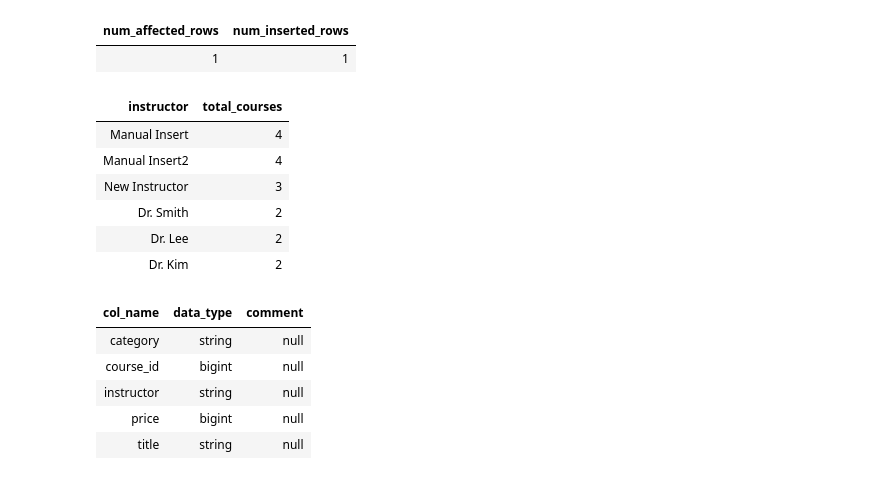
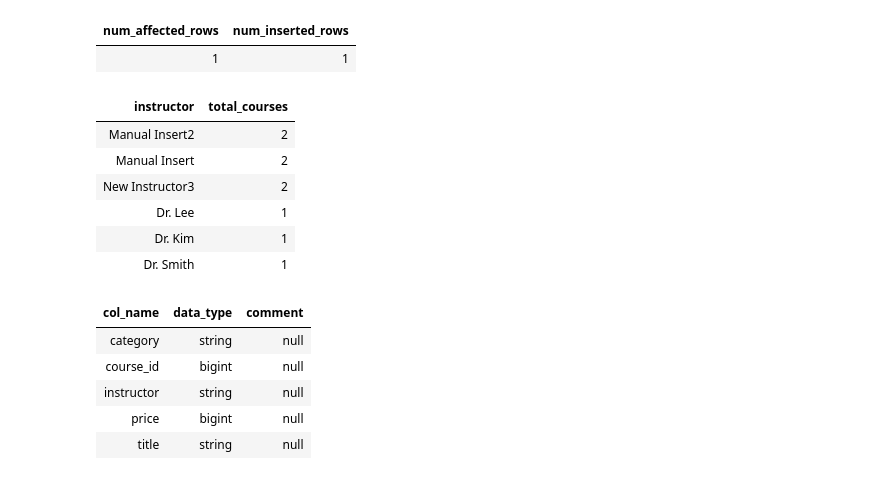
Before and after one commit to philippechr/databricks_lab, a Jupyter notebook: 51_structured_streaming.ipynb, the cells around one changed output. Cells and saved outputs as stored; diff of their text form; code cells hidden in the pictures.

```diff
--- a/51_structured_streaming.ipynb
+++ b/51_structured_streaming.ipynb
@@ -341,17 +352,17 @@ VALUES ('Mastering Databricks Streams', 1001, 'New Instructor3', 99.90, 'Data En
 # OPTIONAL FÜR VERSTÄNDNIS CHECKPOINTS: Checkpoints löschen (Code-Block 31) und nochmals ausgühren. --> Der Stream "vergisst" wo er stehengeblieben ist...
 # %%
 %sql
-SELECT instructor, count(course_id) as total_courses FROM workspace.default.courses_raw_sink_stateful
+SELECT instructor, count(course_id) as total_courses FROM workspace.default.courses_raw_sink
 GROUP BY instructor
 ORDER BY total_courses DESC
 # %% [output]
 | instructor | total_courses |
-| Manual Insert | 4 |
-| Manual Insert2 | 4 |
-| New Instructor | 3 |
-| Dr. Smith | 2 |
-| Dr. Lee | 2 |
-| Dr. Kim | 2 |
+| Manual Insert2 | 2 |
+| Manual Insert | 2 |
+| New Instructor3 | 2 |
+| Dr. Lee | 1 |
+| Dr. Kim | 1 |
+| Dr. Smith | 1 |
 # %%
 %sql
 -- Zeigt die Spaltennamen und Datentypen an
```
Also changed, not shown: parts of 13 cells of this notebook.
